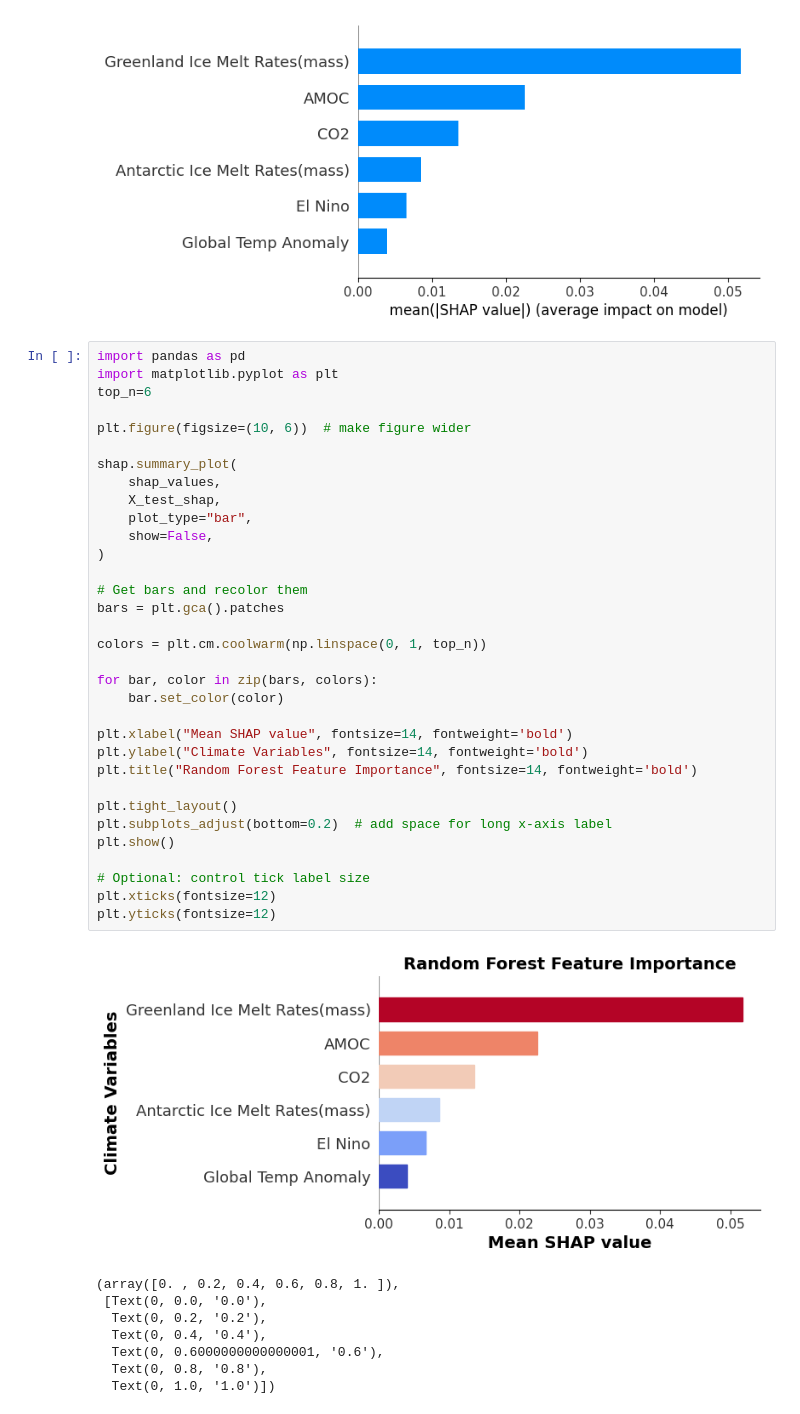
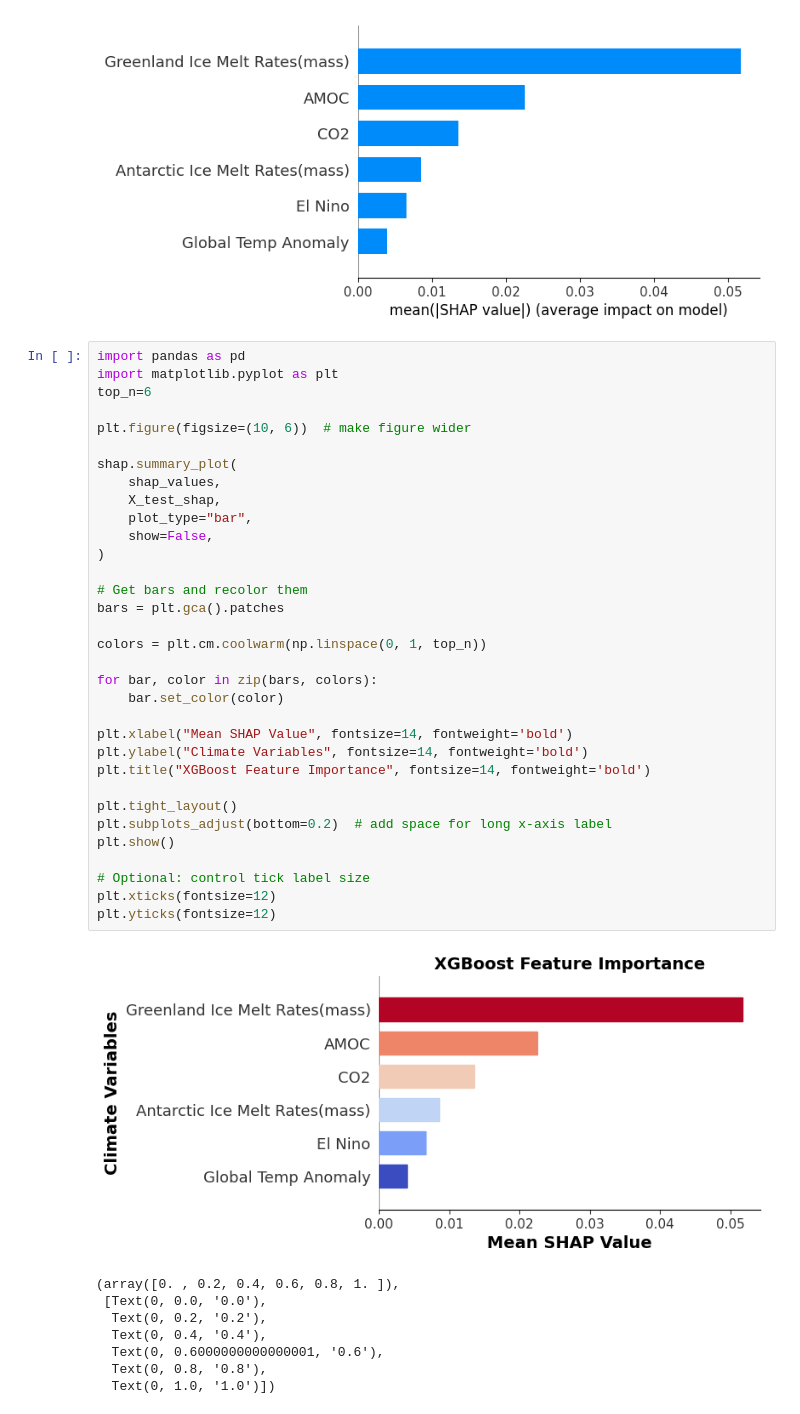
Before and after one commit to ellenyifang2011/sea_level, a Jupyter notebook: src/replot2.ipynb, the cells around one changed output. Drawn from its saved outputs; the diff is of its cells as text.

```diff
--- a/src/replot2.ipynb
+++ b/src/replot2.ipynb
@@ -254,36 +254,36 @@ import pandas as pd
 import matplotlib.pyplot as plt
 top_n=6
 
 plt.figure(figsize=(10, 6))  # make figure wider
 
 shap.summary_plot(
     shap_values,
     X_test_shap,
     plot_type="bar",
     show=False,
 )
 
 # Get bars and recolor them
 bars = plt.gca().patches
 
 colors = plt.cm.coolwarm(np.linspace(0, 1, top_n))
 
 for bar, color in zip(bars, colors):
     bar.set_color(color)
 
-plt.xlabel("Mean SHAP value", fontsize=14, fontweight='bold')
+plt.xlabel("Mean SHAP Value", fontsize=14, fontweight='bold')
 plt.ylabel("Climate Variables", fontsize=14, fontweight='bold')
-plt.title("Random Forest Feature Importance", fontsize=14, fontweight='bold')
+plt.title("XGBoost Feature Importance", fontsize=14, fontweight='bold')
 
 plt.tight_layout()
 plt.subplots_adjust(bottom=0.2)  # add space for long x-axis label
 plt.show()
 
 # Optional: control tick label size
 plt.xticks(fontsize=12)
 plt.yticks(fontsize=12)
 # %% [output]
-[figure, old version]
+[figure, new version]
 (array([0. , 0.2, 0.4, 0.6, 0.8, 1. ]),
  [Text(0, 0.0, '0.0'),
   Text(0, 0.2, '0.2'),
```
